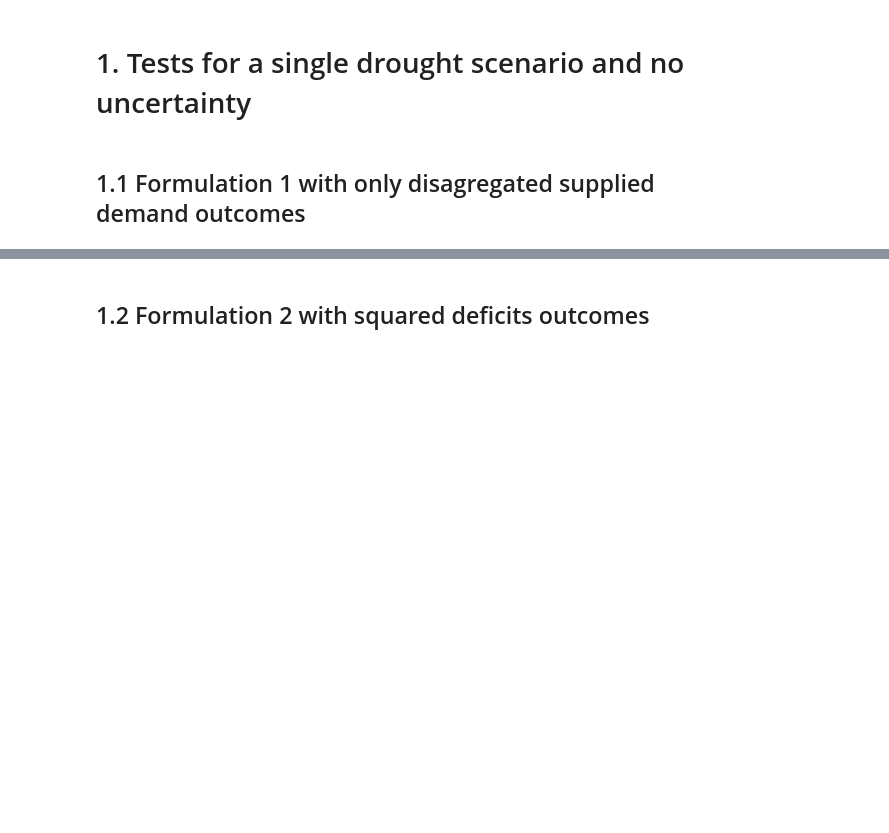
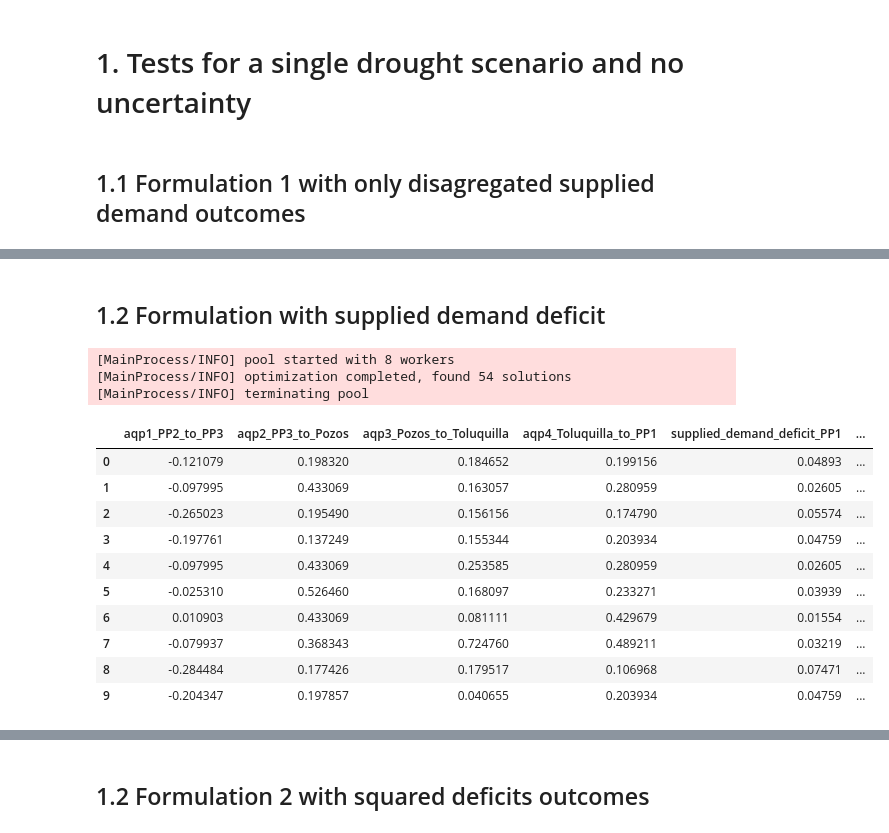
Before and after one commit to arielgoldin/GDL_Aquapheric_Policies, a Jupyter notebook: AMG_experimentation.ipynb, the cells around one changed output, grey strips where cells are left out. Drawn from its saved outputs; the diff is of its cells as text; code cells hidden in the pictures; blank space fills up the shorter version.

```diff
--- a/AMG_experimentation.ipynb
+++ b/AMG_experimentation.ipynb
@@ -130,0 +127,54 @@ results.head(10)
+# %% [markdown]
+## 1.2 Formulation with supplied demand deficit
+# %%
+from AMG_function import AMG_model_function
+
+ema_logging.log_to_stderr(ema_logging.INFO)
+
+ZA_names = ["PP1", "PP2", "PP3", "Toluquilla", "Pozos"]
+
+#instantiate the model
+AMG_model = Model("AMGmodel", function = AMG_model_function)
+
+#Levers
+AMG_model.levers = [RealParameter('aqp1_PP2_to_PP3',-1,1),
+                    RealParameter('aqp2_PP3_to_Pozos',-1,1),
+                    RealParameter('aqp3_Pozos_to_Toluquilla',-1,1),
+                    RealParameter('aqp4_Toluquilla_to_PP1',-1,1)]
+
+#Outcomes
+maximizing_outcomes = []
+info_outcomes = [f"supplied_{ZA}" for ZA in ZA_names]
+minimizing_outcomes = [f"supplied_demand_deficit_{ZA}" for ZA in ZA_names] #separate lists of maximizing and minizmizing objectives for simplicity
+
+AMG_model.outcomes = [ScalarOutcome(scalar_outcome, kind=ScalarOutcome.MAXIMIZE) for scalar_outcome in maximizing_outcomes] + [
+    ScalarOutcome(minimizing_outcome, kind=ScalarOutcome.MINIMIZE) for minimizing_outcome in minimizing_outcomes] + [
+    ScalarOutcome(info_outcome, kind=ScalarOutcome.INFO) for info_outcome in info_outcomes]
+# %%
+#Using supplied demand an a non negatyive constrain
+ema_logging.log_to_stderr(ema_logging.INFO)
+drougth_multiplier = 0.7
+scenario1= Scenario("drought1", chapala_flow = 6.9*drougth_multiplier, calderon_flow = 1*drougth_multiplier, zapotillo_flow = 1*drougth_multiplier, pozos_flow = 2.3*drougth_multiplier, toluquilla_flow = 0.5*drougth_multiplier)
+
+
+with MultiprocessingEvaluator(AMG_model) as evaluator:
+    results = evaluator.optimize(
+        nfe=2500, searchover="levers", epsilons=[0.05] * 5, reference=scenario1
+    )
+
+results.head(10)
+# %% [output]
+[MainProcess/INFO] pool started with 8 workers
+[MainProcess/INFO] optimization completed, found 54 solutions
+[MainProcess/INFO] terminating pool
+|  | aqp1_PP2_to_PP3 | aqp2_PP3_to_Pozos | aqp3_Pozos_to_Toluquilla | aqp4_Toluquilla_to_PP1 | supplied_demand_deficit_PP1 | ... |
+| 0 | -0.121079 | 0.198320 | 0.184652 | 0.199156 | 0.04893 | ... |
+| 1 | -0.097995 | 0.433069 | 0.163057 | 0.280959 | 0.02605 | ... |
+| 2 | -0.265023 | 0.195490 | 0.156156 | 0.174790 | 0.05574 | ... |
+| 3 | -0.197761 | 0.137249 | 0.155344 | 0.203934 | 0.04759 | ... |
+| 4 | -0.097995 | 0.433069 | 0.253585 | 0.280959 | 0.02605 | ... |
+| 5 | -0.025310 | 0.526460 | 0.168097 | 0.233271 | 0.03939 | ... |
+| 6 | 0.010903 | 0.433069 | 0.081111 | 0.429679 | 0.01554 | ... |
+| 7 | -0.079937 | 0.368343 | 0.724760 | 0.489211 | 0.03219 | ... |
+| 8 | -0.284484 | 0.177426 | 0.179517 | 0.106968 | 0.07471 | ... |
+| 9 | -0.204347 | 0.197857 | 0.040655 | 0.203934 | 0.04759 | ... |
```
Also changed, not shown: parts of 22 cells of this notebook, 4 other files.
